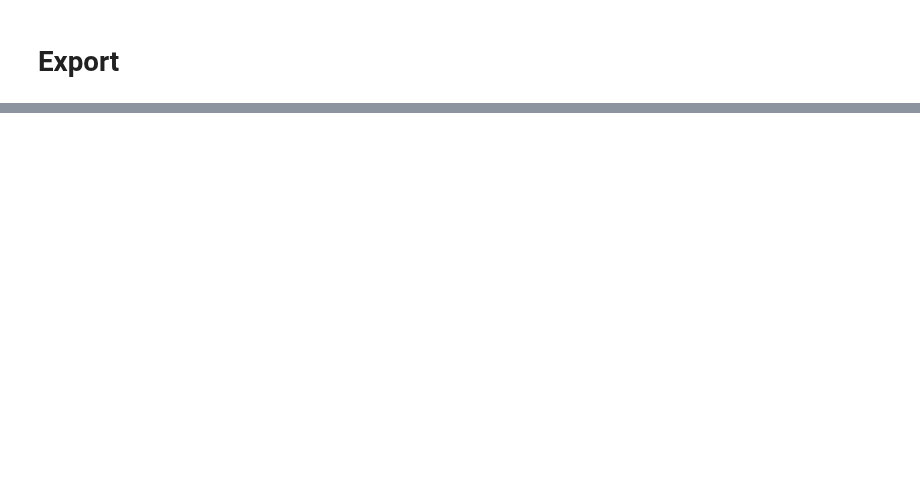
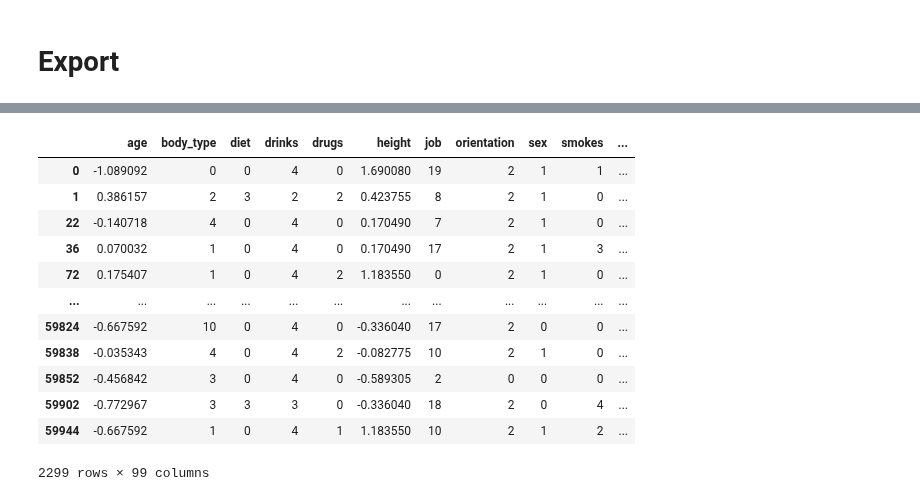
Before and after one commit to HuberNicolas/okcupid-explorer, a Jupyter notebook: backend/src/master.ipynb, the cells around one changed output, grey strips where cells are left out. Drawn from its saved outputs; the diff is of its cells as text; code cells hidden in the pictures; blank space fills up the shorter version.

```diff
--- a/backend/src/master.ipynb
+++ b/backend/src/master.ipynb
@@ -727,0 +928,16 @@ with open('data.txt', 'w') as f:
+# %%
+df
+# %% [output]
+|  | age | body_type | diet | drinks | drugs | height | job | orientation | sex | smokes | ... |
+| 0 | -1.089092 | 0 | 0 | 4 | 0 | 1.690080 | 19 | 2 | 1 | 1 | ... |
+| 1 | 0.386157 | 2 | 3 | 2 | 2 | 0.423755 | 8 | 2 | 1 | 0 | ... |
+| 22 | -0.140718 | 4 | 0 | 4 | 0 | 0.170490 | 7 | 2 | 1 | 0 | ... |
+| 36 | 0.070032 | 1 | 0 | 4 | 0 | 0.170490 | 17 | 2 | 1 | 3 | ... |
+| 72 | 0.175407 | 1 | 0 | 4 | 2 | 1.183550 | 0 | 2 | 1 | 0 | ... |
+| ... | ... | ... | ... | ... | ... | ... | ... | ... | ... | ... | ... |
+| 59824 | -0.667592 | 10 | 0 | 4 | 0 | -0.336040 | 17 | 2 | 0 | 0 | ... |
+| 59838 | -0.035343 | 4 | 0 | 4 | 2 | -0.082775 | 10 | 2 | 1 | 0 | ... |
+| 59852 | -0.456842 | 3 | 0 | 4 | 0 | -0.589305 | 2 | 0 | 0 | 0 | ... |
+| 59902 | -0.772967 | 3 | 3 | 3 | 0 | -0.336040 | 18 | 2 | 0 | 4 | ... |
+| 59944 | -0.667592 | 1 | 0 | 4 | 1 | 1.183550 | 10 | 2 | 1 | 2 | ... |
+2299 rows × 99 columns
```
Also changed, not shown: parts of 25 cells of this notebook, 1 other file.
